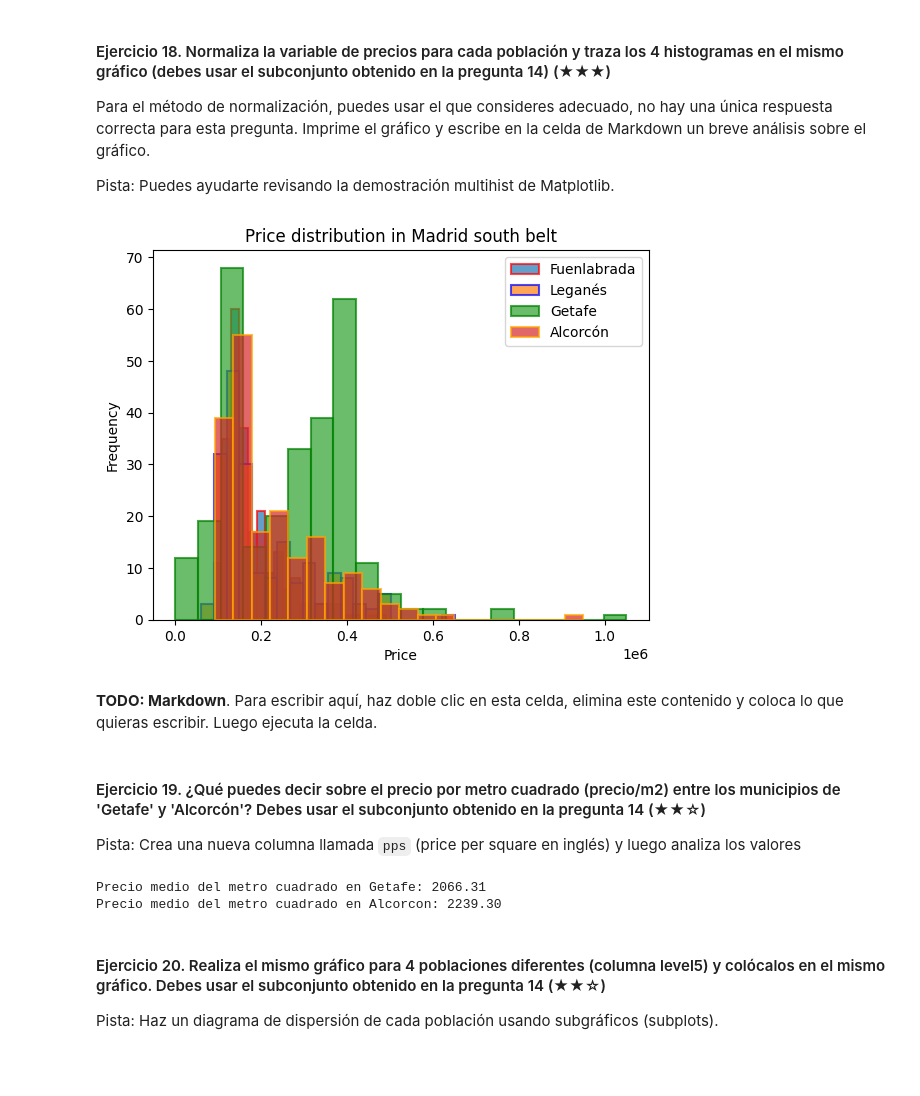
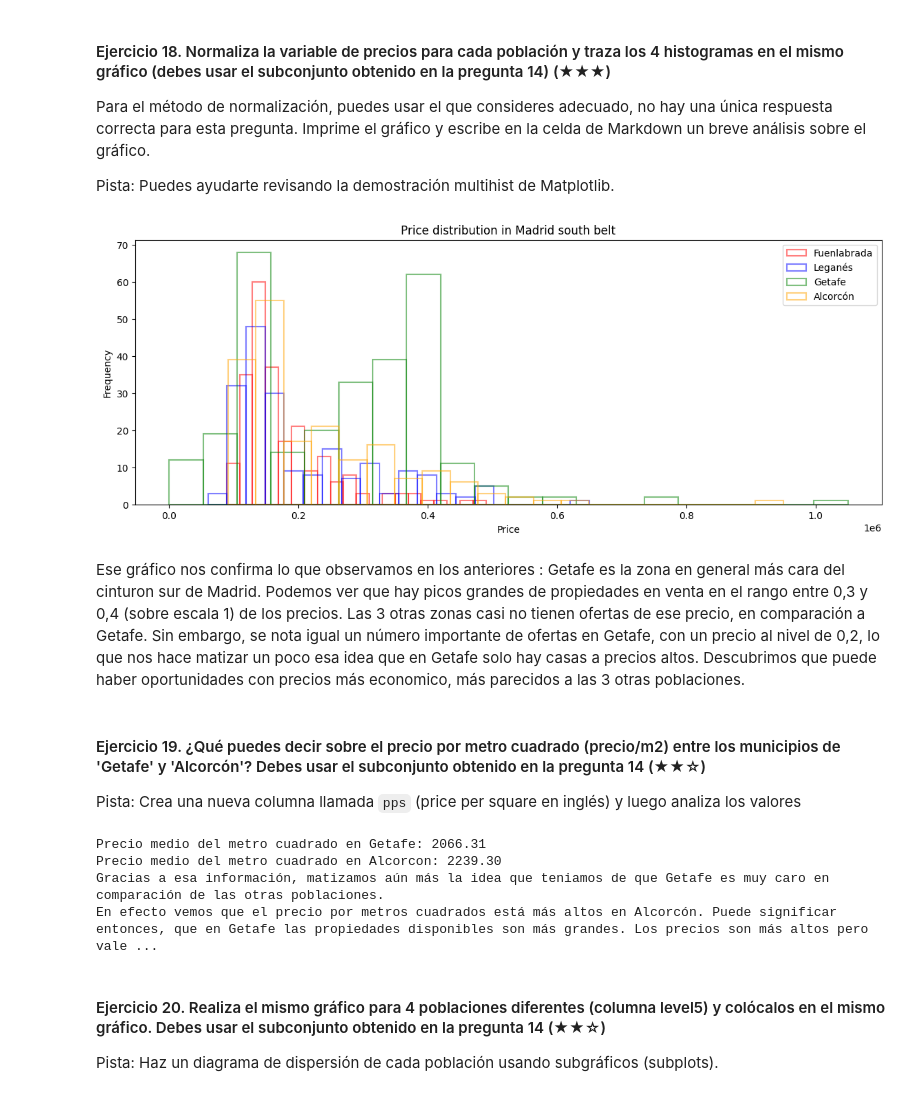
Before and after one commit to 4GeeksAcademy/Final-project-prework---Pauline, a Jupyter notebook: project.es.ipynb, the cells around one changed output. Drawn from its saved outputs; the diff is of its cells as text; code cells hidden in the pictures; blank space fills up the shorter version.

Commit message:
segundo commit para entrega

```diff
--- a/project.es.ipynb
+++ b/project.es.ipynb
@@ -506,44 +546,53 @@ Pista: Puedes ayudarte revisando la demostración multihist de Matplotlib.
 # %%
 # TODO
 #precio normalizado = (precio - precio min) / (preciomax - precio min)
-# hay que hacer un for que recoja las 4 poblaciones que acceda a los datos de ciudad
-# dentro del subcon
+# hay que hacer un for que recoja las 4 poblaciones que acceda a los datos de ciudad, dentro del subconjunto
 
+import pandas as pd
+df = pd.read_csv('assets/real_estate.csv', sep=';')
 import matplotlib.pyplot as plt
 import numpy as np
+
+
+plt.figure(figsize = (14, 5))
 
 city_colors = {
     "Fuenlabrada": 'red',
     "Leganés": 'blue',
     "Getafe": 'green',
     "Alcorcón": 'orange'
 }
 
 normalized_price = []
 
 
 for city in ["Fuenlabrada", "Leganés", "Getafe", "Alcorcón"]:
     city_data = subconjunto_cinturonsur[subconjunto_cinturonsur['level5'] == city]
     price = city_data ['price']
     norm_price = (price - price.min()) / (price.max() - price.min())
     normalized_price.append(norm_price)
-    plt.hist(price, bins=20, alpha=0.7, edgecolor=city_colors[city], label=city, linewidth=1.5)
+    plt.hist(price, bins=20, alpha=0.5, edgecolor=city_colors[city], label=city, linewidth=1.5, facecolor='none')
 
 plt.legend()
 plt.xlabel("Price")
 plt.ylabel("Frequency")
 plt.title("Price distribution in Madrid south belt")
 plt.show()
 # %% [output]
-[figure, old version]
+[figure, new version]
 # %% [markdown]
-**TODO: Markdown**. Para escribir aquí, haz doble clic en esta celda, elimina este contenido y coloca lo que quieras escribir. Luego ejecuta la celda.
+Ese gráfico nos confirma lo que observamos en los anteriores : Getafe es la zona en general más cara del cinturon sur de Madrid. Podemos ver que hay picos grandes de propiedades en venta en el rango entre 0,3 y 0,4 (sobre escala 1) de los precios. Las 3 otras zonas casi no tienen ofertas de ese precio, en comparación a Getafe.
+Sin embargo, se nota igual un número importante de ofertas en Getafe, con un precio al nivel de 0,2, lo que nos hace matizar un poco esa idea que en Getafe solo hay casas a precios altos. Descubrimos que puede haber oportunidades con precios más economico, más parecidos a las 3 otras poblaciones.
 # %% [markdown]
 #### Ejercicio 19. ¿Qué puedes decir sobre el precio por metro cuadrado (precio/m2) entre los municipios de 'Getafe' y 'Alcorcón'? Debes usar el subconjunto obtenido en la pregunta 14 (★★☆)
 
 Pista: Crea una nueva columna llamada `pps` (price per square en inglés) y luego analiza los valores
 # %%
 # TODO
+
+import pandas as pd
+df = pd.read_csv('assets/real_estate.csv', sep=';')
+
 df['pps'] = df['price'] / df['surface']
 
 pps_getafe = df[df["level5"] == "Getafe"] ["pps"]
@@ -554,9 +603,12 @@ average_pps_alcorcon = pps_alcorcon.mean()
 
 print(f"Precio medio del metro cuadrado en Getafe: {average_pps_getafe:.2f}")
 print(f"Precio medio del metro cuadrado en Alcorcon: {average_pps_alcorcon:.2f}")
+print('Gracias a esa información, matizamos aún más la idea que teniamos de que Getafe es muy caro en comparación de las otras poblaciones.\nEn efecto vemos que el precio por metros cuadrados está más altos en Alcorcón. Puede significar entonces, que en Getafe las propiedades disponibles son más grandes. Los precios son más altos pero vale más la pena si lo raportamos al precio x m2.')
 # %% [output]
 Precio medio del metro cuadrado en Getafe: 2066.31
 Precio medio del metro cuadrado en Alcorcon: 2239.30
+Gracias a esa información, matizamos aún más la idea que teniamos de que Getafe es muy caro en comparación de las otras poblaciones.
+En efecto vemos que el precio por metros cuadrados está más altos en Alcorcón. Puede significar entonces, que en Getafe las propiedades disponibles son más grandes. Los precios son más altos pero vale ...
 # %% [markdown]
 #### Ejercicio 20. Realiza el mismo gráfico para 4 poblaciones diferentes (columna level5) y colócalos en el mismo gráfico. Debes usar el subconjunto obtenido en la pregunta 14 (★★☆)
 Pista: Haz un diagrama de dispersión de cada población usando subgráficos (subplots).
```
Also changed, not shown: parts of 17 cells of this notebook.
